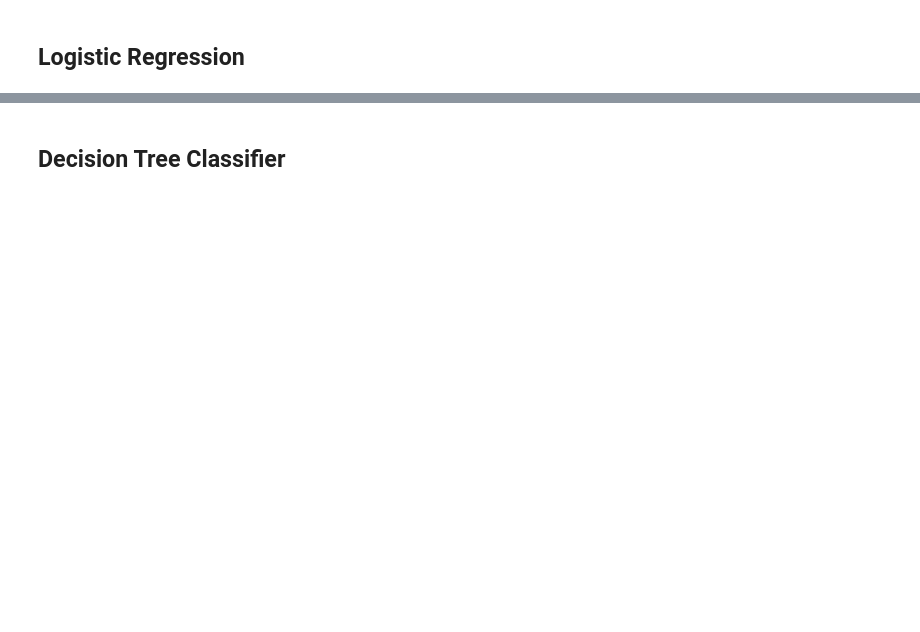
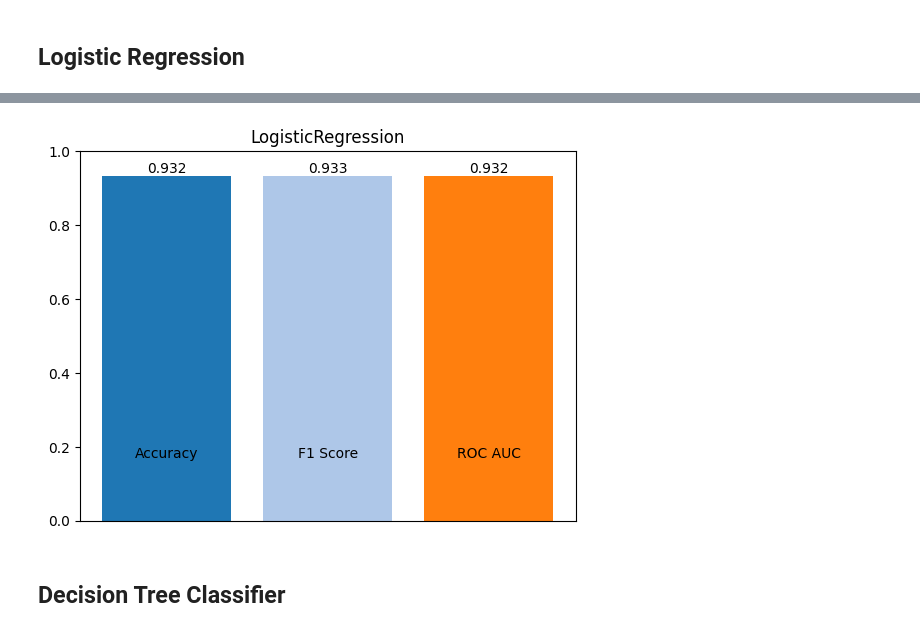
Before and after one commit to marcol13/SUS, a Jupyter notebook: project/main.ipynb, the cells around one changed output, grey strips where cells are left out. Saved outputs shown, nothing was run; the diff lists cells and outputs as text; code cells hidden in the pictures; blank space fills up the shorter version.

```diff
--- a/project/main.ipynb
+++ b/project/main.ipynb
@@ -167,14 +183,14 @@ X_train, X_test, y_train, y_test = train_test_split(X, y, test_size=0.3)
 
 def score_method(y_true, y_pred):
     accuracy = accuracy_score(y_true, y_pred)
-    g_mean = geometric_mean_score(y_true, y_pred)
+    g_mean = f1_score(y_true, y_pred)
     roc_auc = roc_auc_score(y_true, y_pred)
 
     return accuracy, g_mean, roc_auc
 
 def draw_scores(scores, title=""):
-    labels = ["Accuracy", "G mean", "ROC AUC"]
-    x_axis = range(labels)
+    labels = ["Accuracy", "F1 Score", "ROC AUC"]
+    x_axis = range(len(labels))
 
     colors = plt.get_cmap('tab20').colors
 
@@ -185,9 +201,10 @@ def draw_scores(scores, title=""):
         plt.annotate(str(round(j, 3)), xy=(i, j), ha='center', va='bottom')
 
     for i, label in enumerate(labels):
-        plt.annotate(label, xy=(x_axis[i], scores[i]), xytext=(0, -235), textcoords='offset points',
+        plt.annotate(label, xy=(x_axis[i], scores[i]), xytext=(0, -215), textcoords='offset points',
                     ha='center', va='top')
     plt.title(title)
+    plt.ylim(top=1)
     plt.show()
 # %% [markdown]
 ## Logistic Regression
@@ -195,9 +212,9 @@ def draw_scores(scores, title=""):
 clf_lr = LogisticRegression()
 clf_lr.fit(X_train, y_train)
 
-y_dt_pred = clf_lr.predict(X_test)
+y_lr_pred = clf_lr.predict(X_test)
 
-acc_lr, gmean_lr, roc_lr = score_method(y_test, y_dt_pred)
+lr_scores = score_method(y_test, y_lr_pred)
 # %%
 cm = confusion_matrix(y_test, clf_lr.predict(X_test))
 sns.heatmap(cm, annot=True)
@@ -207,3 +224,7 @@ plt.show()
+# %%
+draw_scores(lr_scores, title="LogisticRegression")
+# %% [output]
+[figure, added]
 # %% [markdown]
 ## Decision Tree Classifier
 # %%
```
Also changed, not shown: parts of 16 cells of this notebook, 4 other files.
